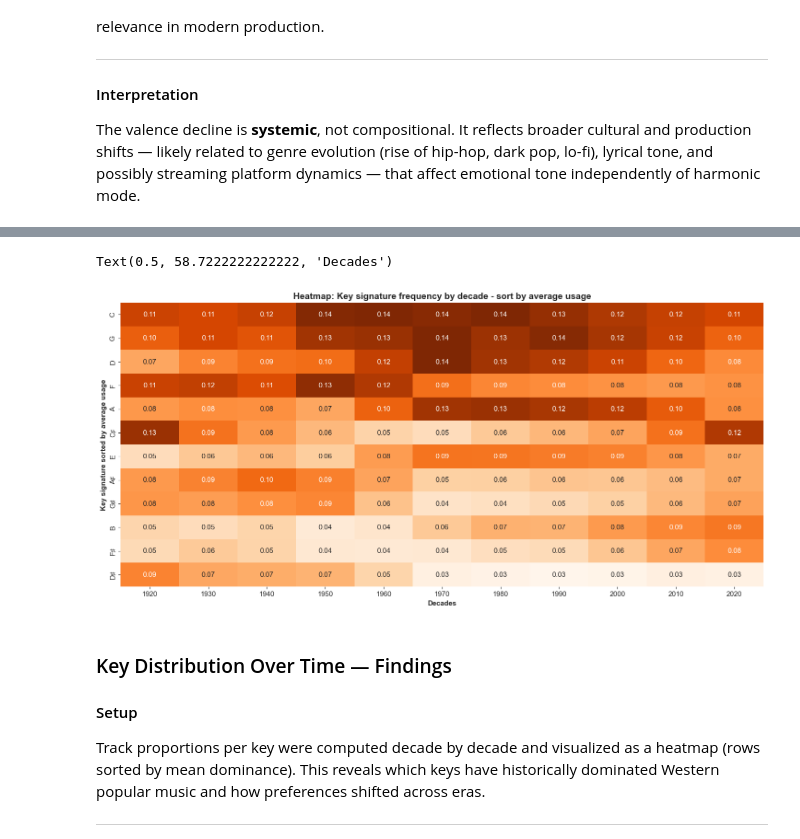
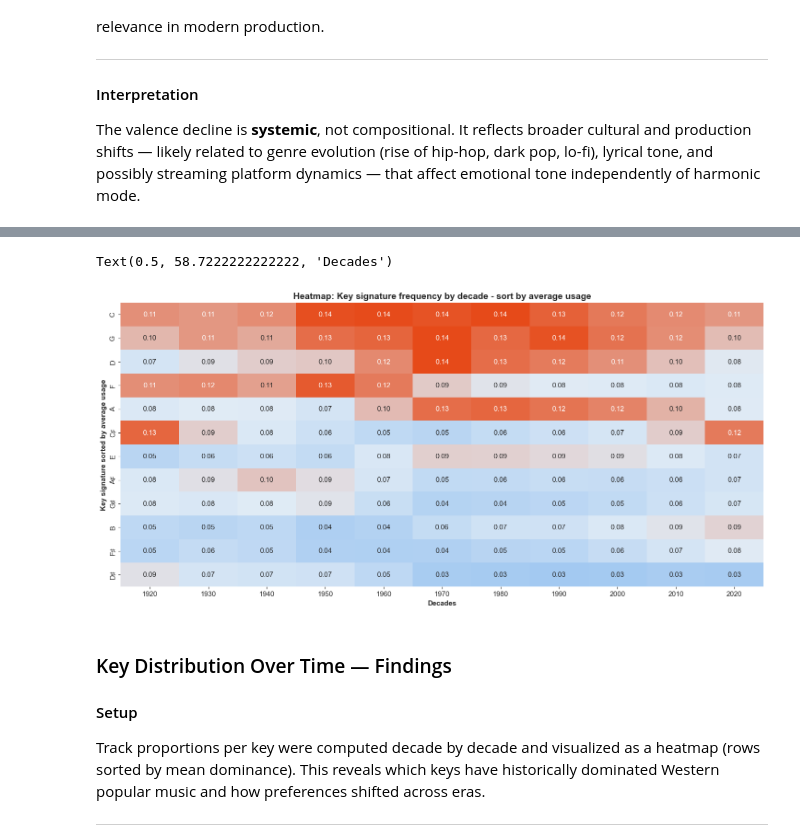
Before and after one commit to manuelcernigoj-lab/spoti-century, a Jupyter notebook: notebooks/01_tracks_elt.ipynb, the cells around one changed output, grey strips where cells are left out. Saved outputs shown, nothing was run; the diff lists cells and outputs as text; code cells hidden in the pictures.

```diff
--- a/notebooks/01_tracks_elt.ipynb
+++ b/notebooks/01_tracks_elt.ipynb
@@ -34,0 +15,30 @@ plt.rcParams.update({
+# %%
+# Plot styling
+# --[palette]--
+
+SPOTIFY_PALETTE = {
+    'primary_accent':       '#E64A19',
+    'neutral':              '#3A3A3A',
+    'secondary_neutral':    '#6E6E6E',
+    'tertiary_neutral':     '#A0A0A0',
+    'bg_light':             '#F7F9FA'
+}
+
+
+# --[stile globale]--
+
+# Set global configurations for minimalist style
+sns.set_style("ticks")
+plt.rcParams['figure.figsize'] = (10, 6)
+plt.rcParams['figure.facecolor'] = SPOTIFY_PALETTE['bg_light']
+plt.rcParams['axes.facecolor'] = SPOTIFY_PALETTE['bg_light']
+
+plt.rcParams['font.family'] = 'sans-serif'
+plt.rcParams['font.size'] = 11
+
+plt.rcParams['axes.titleweight'] = "bold"
+plt.rcParams['axes.labelweight'] = "bold"
+
+plt.rcParams['axes.edgecolor'] = '#3A3A3A'
+plt.rcParams['axes.spines.top'] = False
+plt.rcParams['axes.spines.right'] = False
@@ -450,16 +481,13 @@ features_list_all = [
 fig, axes = plt.subplots(2, 5, figsize=(14, 5))
 axes = axes.flatten()
 
-# Generate 7 evenly spaced colors from the viridis palette
-colors = [plt.cm.viridis(i / len(features_list_all)) for i in range(len(features_list_all))]
 
-for i, (feature, color) in enumerate(zip(features_list_all, colors)):
+for i, feature in enumerate(features_list_all):
     axes[i].hist(tracks[feature].dropna(), bins=20,
-                 color=color, edgecolor='white')
+                 color= '#3A3A3A', edgecolor='white')
     axes[i].set_title(feature, fontweight='bold')
     axes[i].set_xlabel('')
     axes[i].set_ylabel('')
-    sns.despine(ax=axes[i])
 
 # Hide unused axes
 for j in range(i + 1, len(axes)):
@@ -1106,21 +1151,21 @@ key_pivot
 # %%
 key_order = key_pivot.mean(axis=1).sort_values(ascending=False).index
 
 fig, ax = plt.subplots(figsize=(18, 8))  # wider
 sns.heatmap(key_pivot.loc[key_order],
 ax=ax,
 annot = True,
 fmt = ".2f",
-cmap='Oranges',
+cmap='CorporateGradient',
 cbar=False
 )
 
 ax.set_title('Heatmap: Key signature frequency by decade - sort by average usage', fontsize = 14)
 ax.set_ylabel('Key signature sorted by average usage')
 ax.set_xlabel('Decades')
 # %% [output]
 Text(0.5, 58.7222222222222, 'Decades')
-[figure, old version]
+[figure, new version]
 # %% [markdown]
 ### Key Distribution Over Time — Findings
 
```
Also changed, not shown: parts of 19 cells of this notebook, 6 other files.
